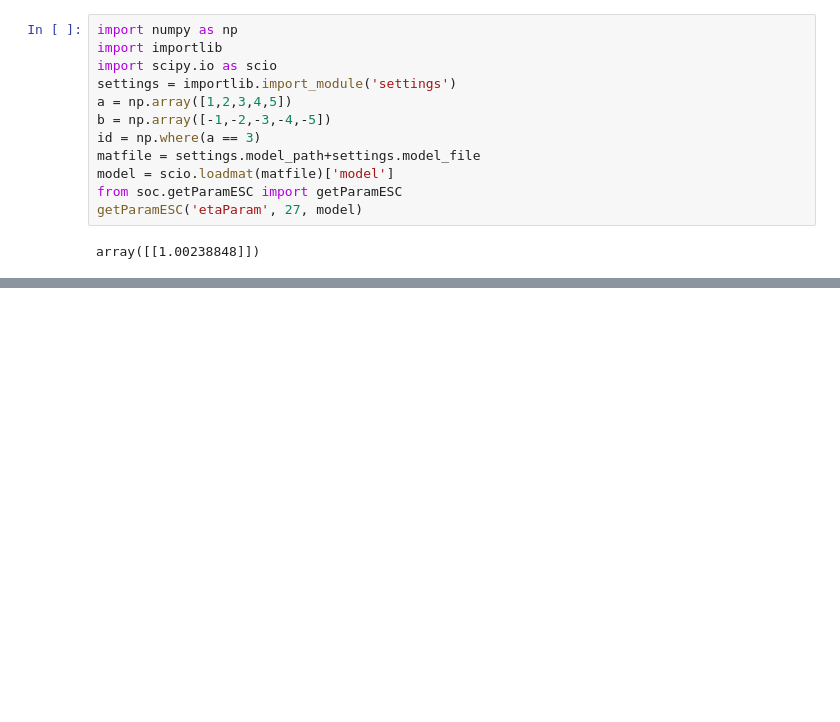
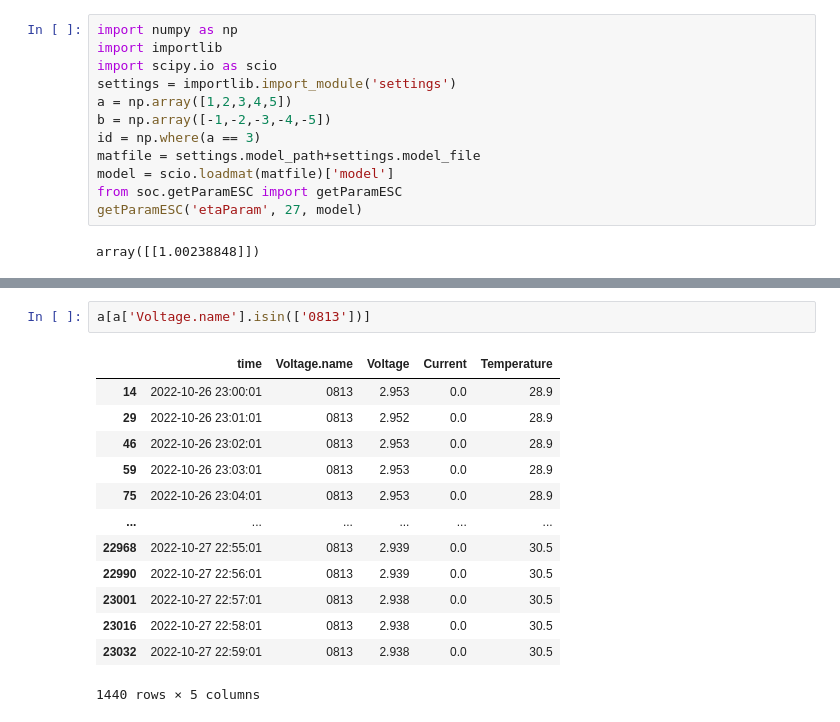
Before and after one commit to Yu-Qing-Zheng/Auto-detection-for-batteries-in-storage-systems, a Jupyter notebook: try.ipynb, the cells around one changed output, grey strips where cells are left out. Cells and saved outputs as stored; diff of their text form; blank space fills up the shorter version.

```diff
--- a/try.ipynb
+++ b/try.ipynb
@@ -672,0 +722,16 @@ a = runSOH(df)
+# %%
+a[a['Voltage.name'].isin(['0813'])]
+# %% [output]
+|  | time | Voltage.name | Voltage | Current | Temperature |
+| 14 | 2022-10-26 23:00:01 | 0813 | 2.953 | 0.0 | 28.9 |
+| 29 | 2022-10-26 23:01:01 | 0813 | 2.952 | 0.0 | 28.9 |
+| 46 | 2022-10-26 23:02:01 | 0813 | 2.953 | 0.0 | 28.9 |
+| 59 | 2022-10-26 23:03:01 | 0813 | 2.953 | 0.0 | 28.9 |
+| 75 | 2022-10-26 23:04:01 | 0813 | 2.953 | 0.0 | 28.9 |
+| ... | ... | ... | ... | ... | ... |
+| 22968 | 2022-10-27 22:55:01 | 0813 | 2.939 | 0.0 | 30.5 |
+| 22990 | 2022-10-27 22:56:01 | 0813 | 2.939 | 0.0 | 30.5 |
+| 23001 | 2022-10-27 22:57:01 | 0813 | 2.938 | 0.0 | 30.5 |
+| 23016 | 2022-10-27 22:58:01 | 0813 | 2.938 | 0.0 | 30.5 |
+| 23032 | 2022-10-27 22:59:01 | 0813 | 2.938 | 0.0 | 30.5 |
+1440 rows × 5 columns
```
Also changed, not shown: parts of 9 cells of this notebook, 9 other files.
